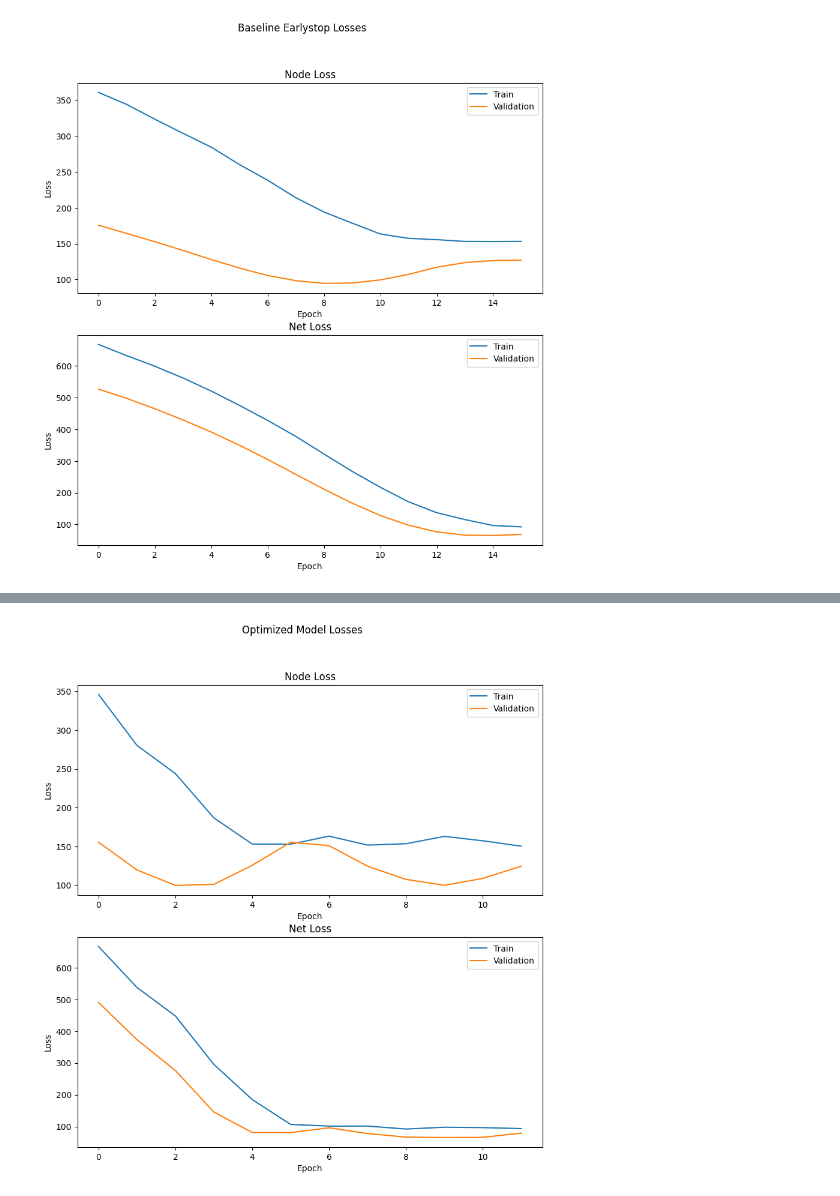
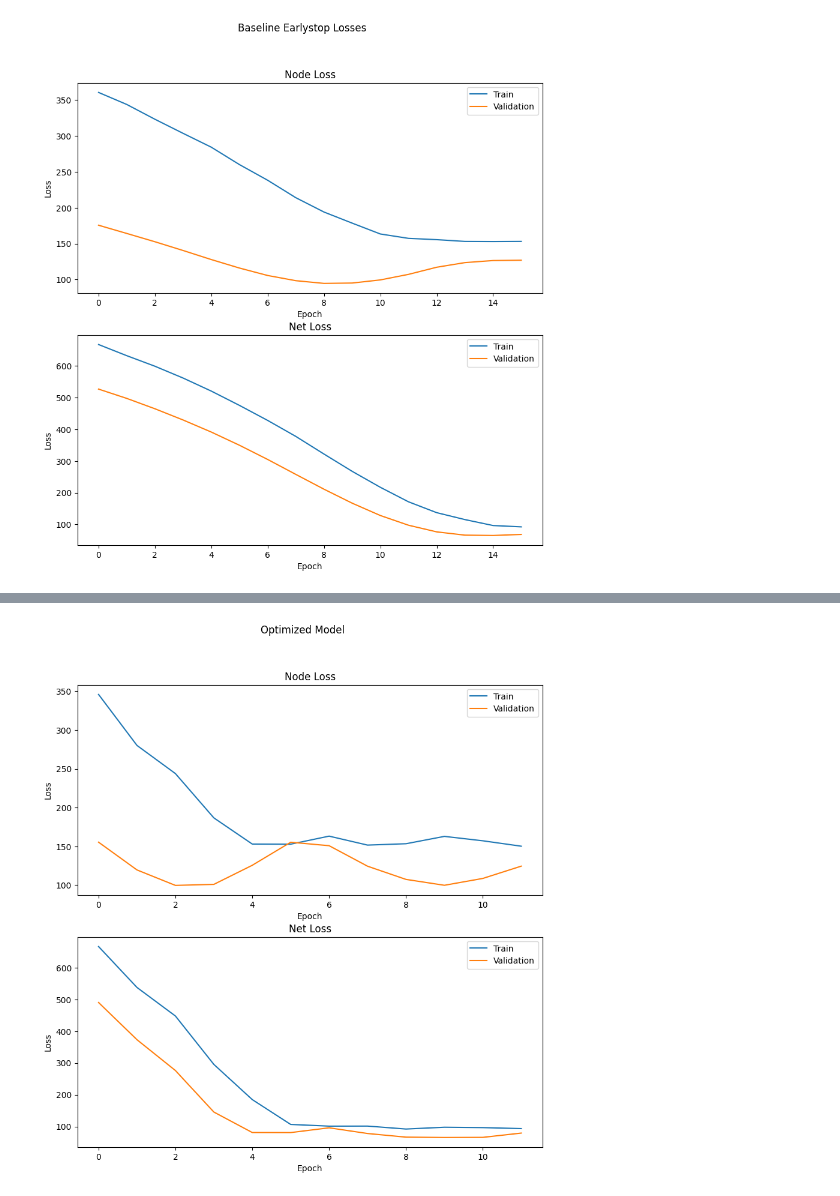
Before and after one commit to hanhoangia/dehnn-optim, a Jupyter notebook: notebook/loss_plots.ipynb, the cells around one changed output, grey strips where cells are left out. Cells and saved outputs as stored; diff of their text form; code cells hidden in the pictures.

```diff
--- a/notebook/loss_plots.ipynb
+++ b/notebook/loss_plots.ipynb
@@ -51,8 +82,8 @@ plt.show()
 # %%
 losses_optimized = pd.read_csv('../profiling_results/optimized/performance.csv')
 losses_opitmized = losses_optimized.set_index('epoch')
-plot_losses(losses_optimized, 'Optimized Model Losses')
+plot_losses(losses_optimized, 'Optimized Model')
 plt.savefig('../profiling_results/optimized/loss_curves.png')
 plt.show()
 # %% [output]
-[figure, old version]
+[figure, new version]
```
Also changed, not shown: parts of 4 cells of this notebook, 4 other files.
